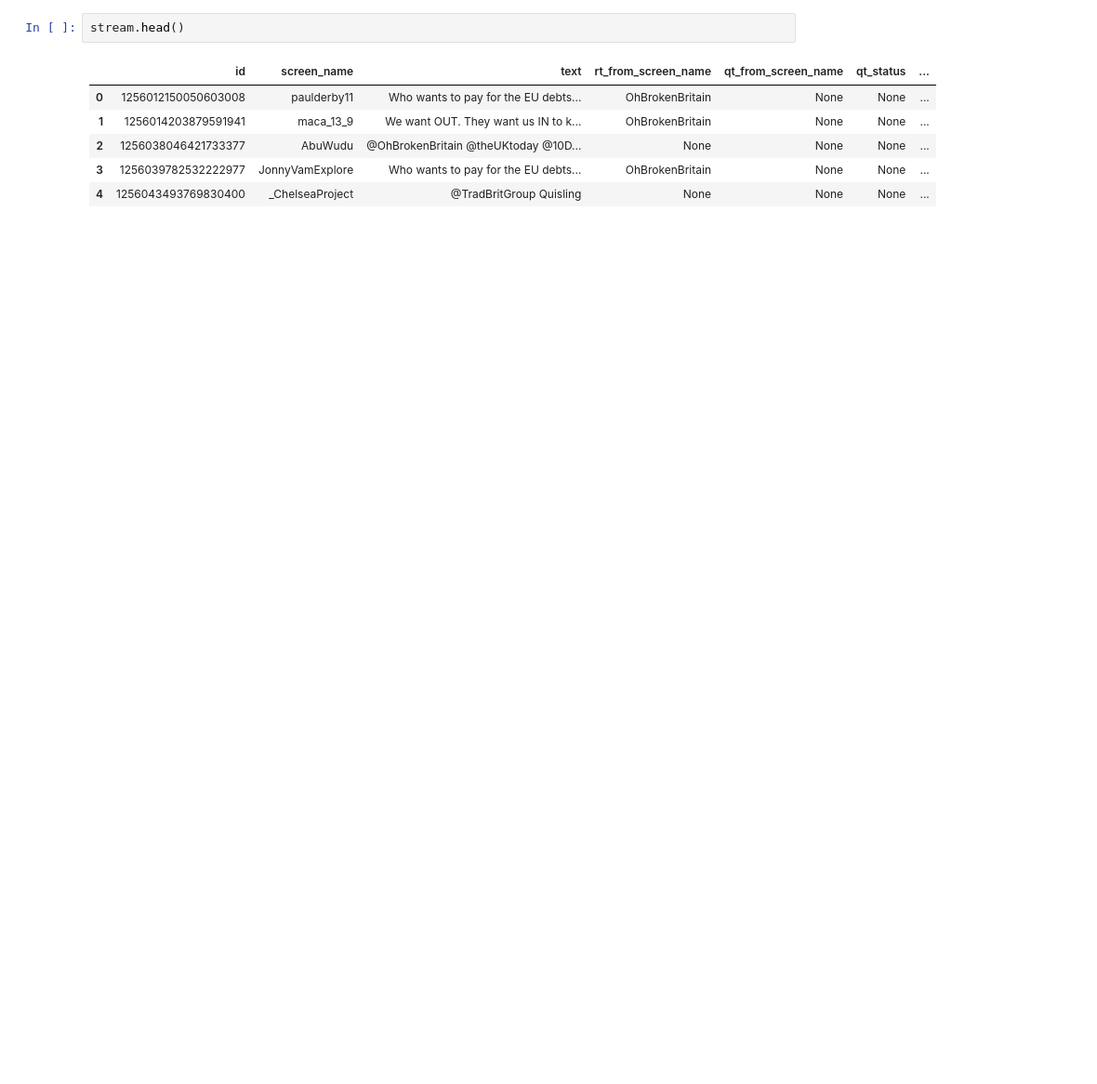
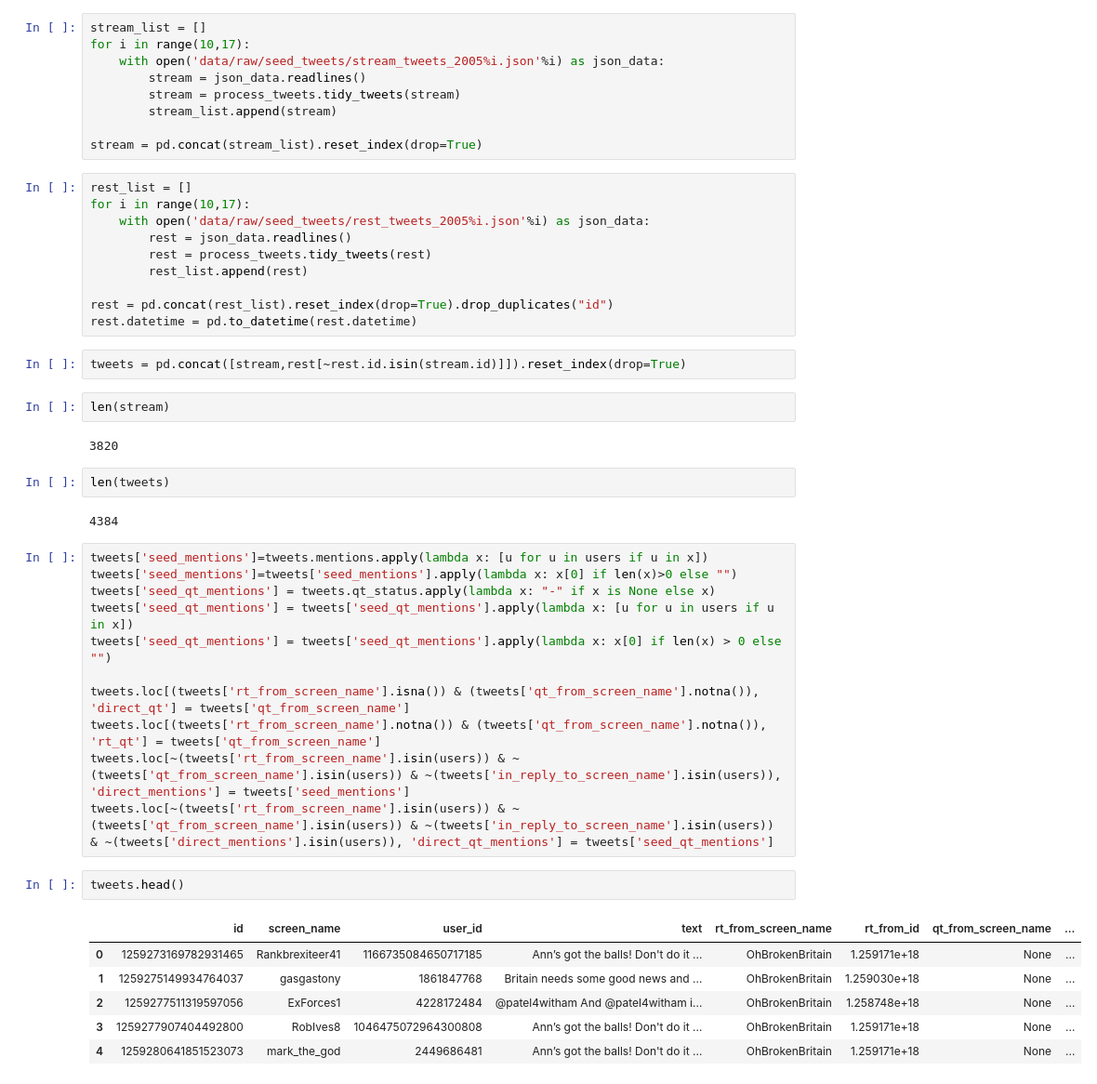
Before and after one commit to sprejerlaila/networks_hate, a Jupyter notebook: EDA.ipynb, the cells around one changed output. Shown: that part at 93% size. Saved outputs shown, nothing was run; the diff lists cells and outputs as text; blank space fills up the shorter version.

```diff
--- a/EDA.ipynb
+++ b/EDA.ipynb
@@ -20,10 +20,50 @@ stream = structure_tweets.structure_results(stream)
+# %%
+stream_list = []
+for i in range(10,17):
+    with open('data/raw/seed_tweets/stream_tweets_2005%i.json'%i) as json_data:
+        stream = json_data.readlines()
+        stream = process_tweets.tidy_tweets(stream)
+        stream_list.append(stream)
+
+stream = pd.concat(stream_list).reset_index(drop=True)
+# %%
+rest_list = []
+for i in range(10,17):
+    with open('data/raw/seed_tweets/rest_tweets_2005%i.json'%i) as json_data:
+        rest = json_data.readlines()
+        rest = process_tweets.tidy_tweets(rest)
+        rest_list.append(rest)
+
+rest = pd.concat(rest_list).reset_index(drop=True).drop_duplicates("id")
+rest.datetime = pd.to_datetime(rest.datetime)
+# %%
+tweets = pd.concat([stream,rest[~rest.id.isin(stream.id)]]).reset_index(drop=True)
+# %%
+len(stream)
+# %% [output]
+3820
+# %%
+len(tweets)
+# %% [output]
+4384
+# %%
+tweets['seed_mentions']=tweets.mentions.apply(lambda x: [u for u in users if u in x])
+tweets['seed_mentions']=tweets['seed_mentions'].apply(lambda x: x[0] if len(x)>0 else "")
+tweets['seed_qt_mentions'] = tweets.qt_status.apply(lambda x: "-" if x is None else x)
+tweets['seed_qt_mentions'] = tweets['seed_qt_mentions'].apply(lambda x: [u for u in users if u in x])
+tweets['seed_qt_mentions'] = tweets['seed_qt_mentions'].apply(lambda x: x[0] if len(x) > 0 else "")
+
+tweets.loc[(tweets['rt_from_screen_name'].isna()) & (tweets['qt_from_screen_name'].notna()), 'direct_qt'] = tweets['qt_from_screen_name']
+tweets.loc[(tweets['rt_from_screen_name'].notna()) & (tweets['qt_from_screen_name'].notna()), 'rt_qt'] = tweets['qt_from_screen_name']
+tweets.loc[~(tweets['rt_from_screen_name'].isin(users)) & ~(tweets['qt_from_screen_name'].isin(users)) & ~(tweets['in_reply_to_screen_name'].isin(users)), 'direct_mentions'] = tweets['seed_mentions']
+tweets.loc[~(tweets['rt_from_screen_name'].isin(users)) & ~(tweets['qt_from_screen_name'].isin(users)) & ~(tweets['in_reply_to_screen_name'].isin(users)) & ~(tweets['direct_mentions'].isin(users)), 'direct_qt_mentions'] = tweets['seed_qt_mentions']
 # %%
-stream.head()
+tweets.head()
 # %% [output]
-|  | id | screen_name | text | rt_from_screen_name | qt_from_screen_name | qt_status | ... |
-| 0 | 1256012150050603008 | paulderby11 | Who wants to pay for the EU debts... | OhBrokenBritain | None | None | ... |
-| 1 | 1256014203879591941 | maca_13_9 | We want OUT. They want us IN to k... | OhBrokenBritain | None | None | ... |
-| 2 | 1256038046421733377 | AbuWudu | @OhBrokenBritain @theUKtoday @10D... | None | None | None | ... |
-| 3 | 1256039782532222977 | JonnyVamExplore | Who wants to pay for the EU debts... | OhBrokenBritain | None | None | ... |
-| 4 | 1256043493769830400 | _ChelseaProject | @TradBritGroup Quisling | None | None | None | ... |
+|  | id | screen_name | user_id | text | rt_from_screen_name | rt_from_id | qt_from_screen_name | ... |
+| 0 | 1259273169782931465 | Rankbrexiteer41 | 1166735084650717185 | Ann’s got the balls! Don't do it ... | OhBrokenBritain | 1.259171e+18 | None | ... |
+| 1 | 1259275149934764037 | gasgastony | 1861847768 | Britain needs some good news and ... | OhBrokenBritain | 1.259030e+18 | None | ... |
+| 2 | 1259277511319597056 | ExForces1 | 4228172484 | @patel4witham And @patel4witham i... | OhBrokenBritain | 1.258748e+18 | None | ... |
+| 3 | 1259277907404492800 | RobIves8 | 1046475072964300808 | Ann’s got the balls! Don't do it ... | OhBrokenBritain | 1.259171e+18 | None | ... |
+| 4 | 1259280641851523073 | mark_the_god | 2449686481 | Ann’s got the balls! Don't do it ... | OhBrokenBritain | 1.259171e+18 | None | ... |
 # %%
```
Also changed, not shown: parts of 18 cells of this notebook, 1 other file.
